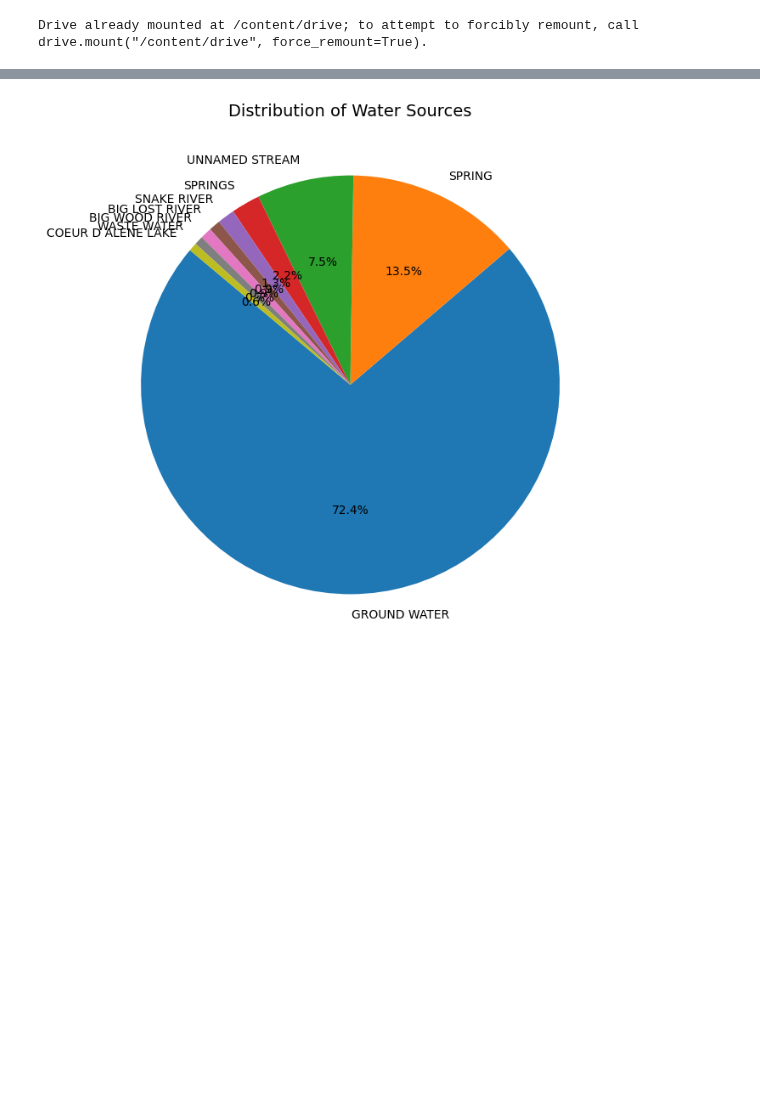
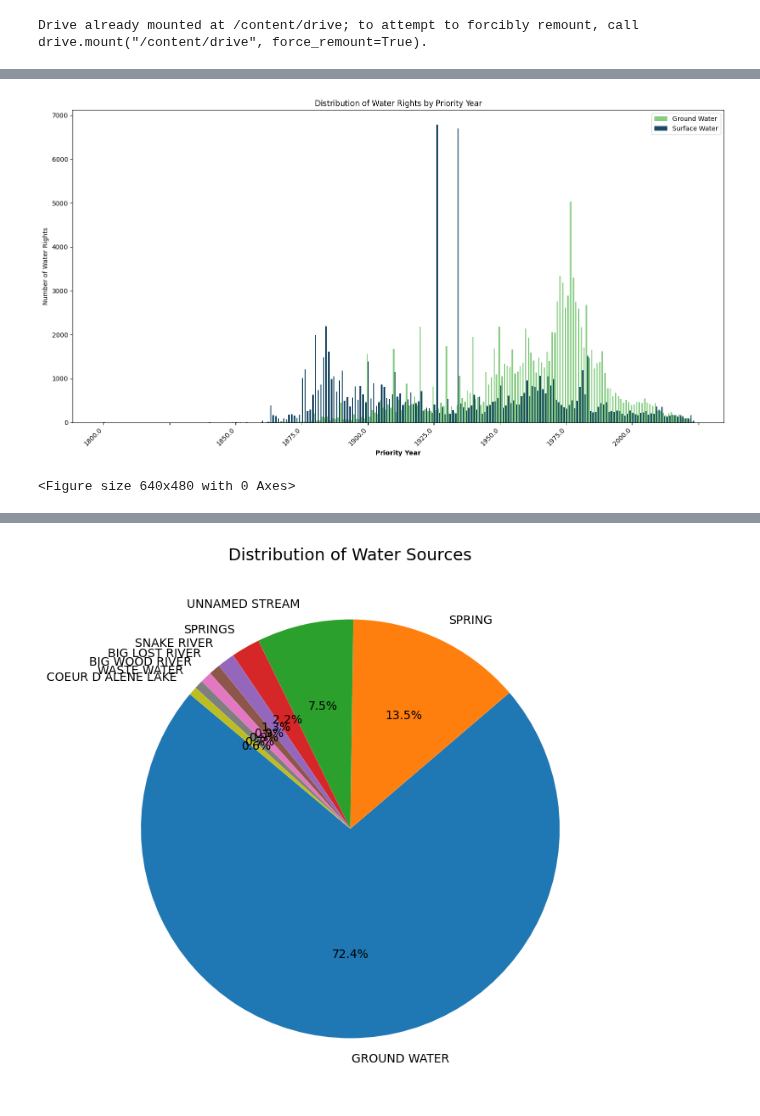
Before and after one commit to carlibeisel/Drains_Lower_Boise_River, a Jupyter notebook: *water_rights.ipynb, the cells around one changed output, grey strips where cells are left out. Saved outputs shown, nothing was run; the diff lists cells and outputs as text; code cells hidden in the pictures; blank space fills up the shorter version.

```diff
--- a/*water_rights.ipynb
+++ b/*water_rights.ipynb
@@ -660,0 +621,39 @@ Passing `palette` without assigning `hue` is deprecated and will be removed in v
+# %%
+# ----------------------------------- #
+#   Figure for All of TV (SW/GW)
+#         (priority year)
+# ----------------------------------- #
+
+data = pd.read_csv('/content/drive/MyDrive/Data/Model Modifications/water_rights/lbrb_water_rights.csv')
+data['PriorityDa'] = pd.to_datetime(data['PriorityDa'], errors='coerce')
+data['PriorityYear'] = data['PriorityDa'].dt.year
+groundwater_data = data[data['Source'] == 'GROUND WATER']
+other_data = data[data['Source'] != 'GROUND WATER']
+year_counts_gw = groundwater_data['PriorityYear'].value_counts().sort_index()
+year_counts_sw = other_data['PriorityYear'].value_counts().sort_index()
+combined_year_counts = pd.DataFrame({'Ground Water': year_counts_gw, 'Surface Water': year_counts_sw}).fillna(0)
+fig, ax = plt.subplots(figsize=(15, 8))
+
+bar_width = 0.5
+years = combined_year_counts.index.values
+
+ax.bar(years - bar_width/2, combined_year_counts['Ground Water'], color='#86CD82', width=bar_width, label='Ground Water')
+ax.bar(years + bar_width/2, combined_year_counts['Surface Water'], color='#1B4965', width=bar_width, label='Surface Water')
+
+# Set x-axis labels to the actual years
+ax.set_xlabel('Priority Year', fontweight='bold')
+ax.set_xticks(years)
+ax.set_xticklabels(years, rotation=45, ha="right")
+
+# Limit the number of x-axis ticks to make them more readable
+ax.xaxis.set_major_locator(MaxNLocator(10))
+ax.set_ylabel('Number of Water Rights')
+ax.set_title('Distribution of Water Rights by Priority Year')
+ax.legend()
+plt.tight_layout()
+plt.show()
+
+plt.savefig('/content/drive/MyDrive/Carli Thesis/Figures/Water Rights/priority_sw_gw.png')
+# %% [output]
+[figure, added]
+<Figure size 640x480 with 0 Axes>
```
Also changed, not shown: parts of 11 cells of this notebook.
